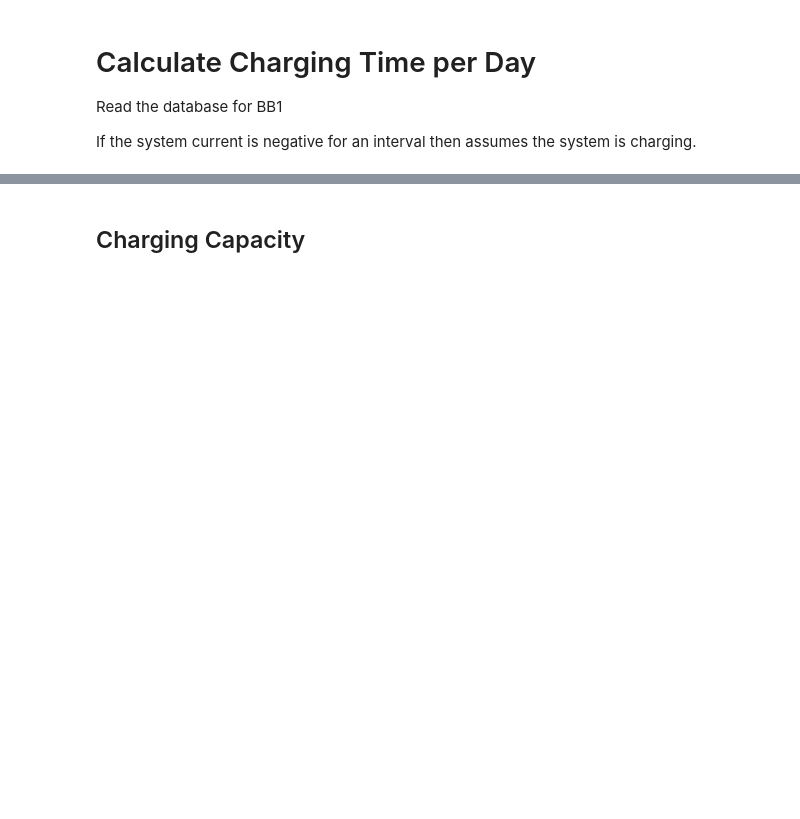
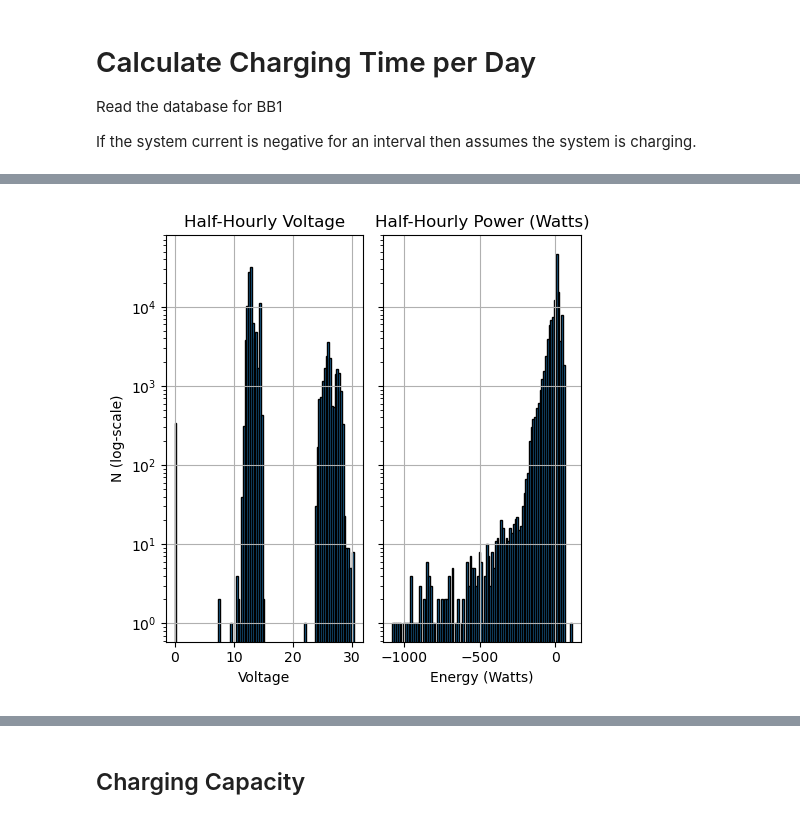
Before and after one commit to ubc-micromet/DataLogger_Programs, a Jupyter notebook: BBS/Power_Calc.ipynb, the cells around one changed output, grey strips where cells are left out. Drawn from its saved outputs; the diff is of its cells as text; code cells hidden in the pictures; blank space fills up the shorter version.

```diff
--- a/BBS/Power_Calc.ipynb
+++ b/BBS/Power_Calc.ipynb
@@ -84,0 +42,39 @@ plt.tight_layout()
+# %%
+Data = pd.read_csv('BB1_Power_History.csv',parse_dates={'Date':[0]},index_col=['Date'])
+Data = Data.rename(columns={
+    'SYS_Batt_DCCurrent_Avg':'Current_amps',
+    'SYS_PBox_Batt_Volt_Avg':'Voltage'
+    })
+
+Data['Energy_Watts'] = (Data['Current_amps']*Data['Voltage'])*.8
+
+# Times when Energy/current are negative are periods when system is charging
+Data['Charging_Hours']=Data['Energy_Watts']*0
+Data.loc[Data['Energy_Watts']<0,'Charging_Hours']=1
+
+# Find duration of stretches without charging
+y = (Data['Charging_Hours']-1)*-1
+Data['No_Power'] = (y * (y.groupby((y != y.shift()).cumsum()).cumcount() + 1))/2
+
+fig,axes=plt.subplots(1,2,figsize=(5,5),sharey=True)
+
+ax=axes[0]
+Data["Voltage"].hist(ax=ax,edgecolor='k',bins=100)
+ax.set_xlabel('Voltage')
+ax.set_ylabel('N (log-scale)')
+ax.set_title('Half-Hourly Voltage')
+ax.set_yscale('log')
+
+# Filter out erroneously low voltages is 0
+Data.loc[Data['Voltage']<5,'Energy_Watts']=np.nan
+
+ax=axes[1]
+Data["Energy_Watts"].hist(ax=ax,edgecolor='k',bins=100)
+ax.set_xlabel('Energy (Watts)')
+# ax.set_ylabel('N (30 min Intervals)')
+ax.set_title('Half-Hourly Power (Watts)')
+# ax.set_yscale('log')
+
+plt.tight_layout()
+# %% [output]
+[figure, added]
```
Also changed, not shown: parts of 12 cells of this notebook.
